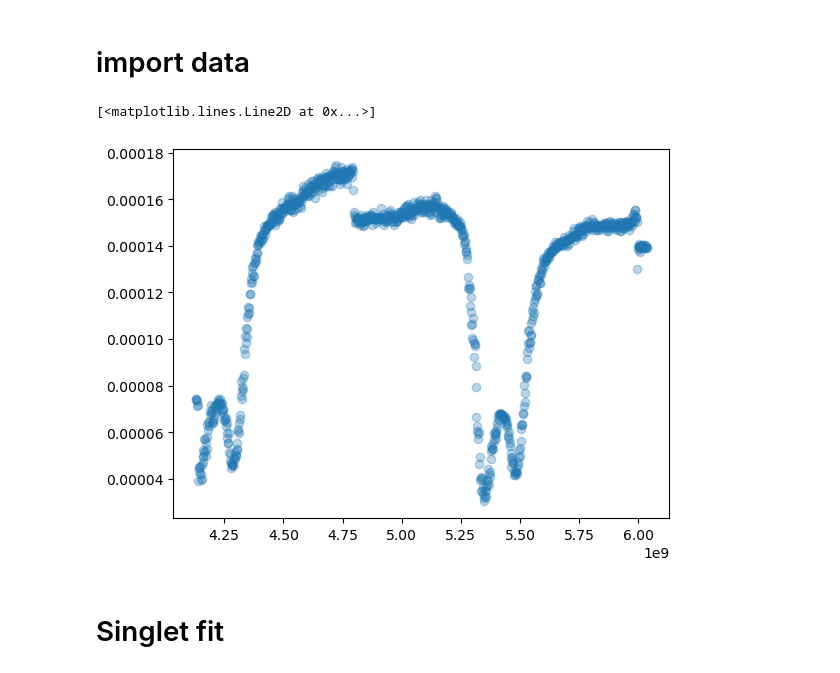
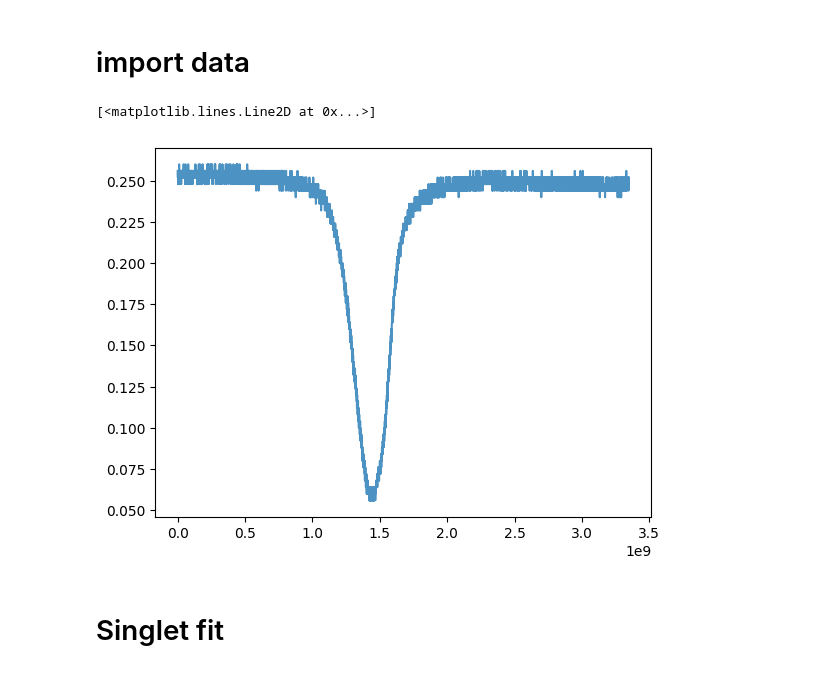
Before and after one commit to YIJUN-YANG-ph/AnalysisSpectrum_GraphicInterface, a Jupyter notebook: main_SingleHighQ.ipynb, the cells around one changed output. Drawn from its saved outputs; the diff is of its cells as text; code cells hidden in the pictures.

```diff
--- a/main_SingleHighQ.ipynb
+++ b/main_SingleHighQ.ipynb
@@ -6,38 +6,83 @@ from C_SingleHighQ import SingleHighQ
 # %% [markdown]
 # import data
 # %%
+measure_method = 'FuncGenOsci'
+
 
 ### another example usage for Fine Scan measurement
 Q = SingleHighQ()
 Fig_T = plt.figure()
 ax_T = Fig_T.add_subplot(111)
-# T_corrected = Q.load_data_singleQ(file_name=r'C:\Users\yijun.yang\OneDrive\1A_PostDoc\SiN\202509_2509SiN700A_Multipassage\mesurement\Laser fine tunning\D80\RR0.4.txt',
-#                                   model='FineScan',
-#                                   )
-FolderName = r'C:\Users\yijun.yang\OneDrive\1A_PostDoc\SiN\202511SiN700A_4P_HighQ-PC\FineScan Measurement\D80'
-FolderName = r'/Users/yangyijun/Library/CloudStorage/OneDrive-Personal/1A_PostDoc/SiN/202511SiN700A_4P_HighQ-PC/FineScan Measurement/D75'
-FolderName = r'C:\Users\yijun.yang\OneDrive\1A_PostDoc\SiN\202511SiN700A_4P_HighQ-PC\FineScan Measurement\EdgeCoupler\D85'
-# FolderName = r'/Users/yangyijun/Library/CloudStorage/OneDrive-Personal/1A_PostDoc/SiN/202511SiN700A_4P_HighQ-PC/FineScan Measurement/EdgeCoupler/D85'
+if measure_method == 'FineScan':
+    # T_corrected = Q.load_data_singleQ(file_name=r'C:\Users\yijun.yang\OneDrive\1A_PostDoc\SiN\202509_2509SiN700A_Multipassage\mesurement\Laser fine tunning\D80\RR0.4.txt',
+    #                                   model='FineScan',
+    #                                   )
+    FolderName = r'C:\Users\yijun.yang\OneDrive\1A_PostDoc\SiN\202511SiN700A_4P_HighQ-PC\FineScan Measurement\D80'
+    FolderName = r'/Users/yangyijun/Library/CloudStorage/OneDrive-Personal/1A_PostDoc/SiN/202511SiN700A_4P_HighQ-PC/FineScan Measurement/D75'
+    FolderName = r'C:\Users\yijun.yang\OneDrive\1A_PostDoc\SiN\202511SiN700A_4P_HighQ-PC\FineScan Measurement\EdgeCoupler\D85'
+    # FolderName = r'/Users/yangyijun/Library/CloudStorage/OneDrive-Personal/1A_PostDoc/SiN/202511SiN700A_4P_HighQ-PC/FineScan Measurement/EdgeCoupler/D85'
+    # FolderName = ''
 
+    FileName = r'RRW1.1G0.5L1522.856F10mHzA2V.txt'
+    # RRW1.1G0.5L1570.515F510mHzA2V
+    from F_GetConfig import F_GetConfig
+    config = F_GetConfig(FileName = FileName)
+    ScanConfig = {'Vpp_V':config['amplitude_V']*2,'Freq_Hz':config['freq_mHz']*1e-3,'Tunning_Hz_V':300*1e6}
+    # ScanConfig = {'Vpp_V':config['amplitude_V']*2,'Freq_Hz':10*1e-3,'Tunning_Hz_V':300*1e6}
+    from os.path import join
+    file_name=join(FolderName,FileName)
+    T_corrected = Q.load_data_singleQ(file_name=file_name,
+                                        model='FineScan',ScanParams=ScanConfig)
 
-FileName = r'RRW1.1G0.5L1522.856F10mHzA2V.txt'
-# RRW1.1G0.5L1570.515F510mHzA2V
-from F_GetConfig import F_GetConfig
-config = F_GetConfig(FileName = FileName)
-ScanConfig = {'Vpp_V':config['amplitude_V']*2,'Freq_Hz':config['freq_mHz']*1e-3,'Tunning_Hz_V':300*1e6}
-# ScanConfig = {'Vpp_V':config['amplitude_V']*2,'Freq_Hz':10*1e-3,'Tunning_Hz_V':300*1e6}
-from os.path import join
-file_name=join(FolderName,FileName)
+elif measure_method == 'FuncGenOsci':
+    ### measurment from Osci###
 
+    # config = {'wavelength_nm':1548}
+    import os
+    from F_load_FuncGenOsci import F_load_FuncGenOsci
+    from F_GetConfig import F_GetConfig_FuncGenOsci
+    SampleDevice = 'R100W1.1G500_1548nm'
+    SampleDevice = 'R100W1.1G500_1510.6nm'
+    SampleDevice = 'R70W2.8G600_1626.383nm'
+    SampleDevice = 'R100W1.1G500_1520.5nm'
+    SampleDevice = 'R100W1.1G500_1529.0nm'
+    SampleDevice = 'R100W1.1G500_1541.0nm'
+    SampleDevice = 'R100W1.1G500_1560.3nm'
+    SampleDevice = 'R100W1.1G500_1569.2nm'
+    SampleDevice = 'R100W1.1G500_1580.0nm'
+    SampleDevice = 'R100W1.1G500_1591.0nm'
+    SampleDevice = 'R100W1.1G500_1598.3nm'
+    ###
+    SampleDevice = 'R114W1.1G600_1549.965nm'
+    SampleDevice = 'R114W1.1G600_1505.210nm'
+    SampleDevice = 'R114W1.1G600_1568.684nm'
+    SampleDevice = 'R114W1.1G600_1505.210nm'
+    SampleDevice = 'R114W1.1G600_1509.489nm'
 
+    SampleDevice = 'R114W1.1G600_1600.500nm'
 
+    config = F_GetConfig_FuncGenOsci(FileName=SampleDevice)
+    ParentFolder  = '/Users/yangyijun/Library/CloudStorage/OneDrive-Personal/1A_PostDoc/SiN/202511SiN700A_4P_HighQ-PC/measure_FuncGenOsci'
+    ParentFolder = '/Users/yangyijun/Library/CloudStorage/OneDrive-Personal/1A_PostDoc/SiN/2602SiN700A_9UVTrench_25x25/MesFuncGenOsci_2602SiN700A_15C-29mT'
+    ParentFolder = '/Users/yangyijun/Library/CloudStorage/OneDrive-Personal/1A_PostDoc/SiN/2602SiN700A_9UVTrench_25x25/MesFuncGenOsci_2602SiN700A_15C-29mT-CHF70'
+    ParentFolder = '/Users/yangyijun/Library/CloudStorage/OneDrive-Personal/1A_PostDoc/SiN/2602SiN700A_9UVTrench_25x25/MesFuncGenOsci_2602SiN700A_15C-29mT-CHF65'
 
-T_corrected = Q.load_data_singleQ(file_name=file_name,
-                                    model='FineScan',ScanParams=ScanConfig)
-ax_T.plot(T_corrected['nu_Hz'], T_corrected['T_linear'],'o',label='resonance',alpha=0.3)
+    # ParentFolder = '/Users/yangyijun/Library/CloudStorage/OneDrive-Personal/1A_PostDoc/SiN/2602SiN700A_9UVTrench_25x25/MesFuncGenOsci_2602SiN700A_25C-29mT'
+    FolderName = os.path.join(ParentFolder, SampleDevice)
+    file_fg = 'c1_functiongenerator_TDS5104BCH1_volts.txt'
+    file_res = 'c2_resonance_TDS5104BCH2_volts.txt'
+    file_name_fg = os.path.join(FolderName, file_fg)
+    file_name_res = os.path.join(FolderName, file_res)
+    T_corrected = F_load_FuncGenOsci(file_name_fg=file_name_fg,
+                            file_name_res=file_name_res,
+                        #    ax=ax
+                            )
+    # add an offset to T_corrected['nu_Hz'] so that it is always positive
+    T_corrected['nu_Hz'] = T_corrected['nu_Hz'] - T_corrected['nu_Hz'].min() + 1
+ax_T.plot(T_corrected['nu_Hz'], T_corrected['T_linear'],label='resonance',alpha=0.8)
 # %% [output]
 [<matplotlib.lines.Line2D at 0x...>]
-[figure, old version]
+[figure, new version]
 # %% [markdown]
 # Singlet fit
 # %%
```
Also changed, not shown: parts of 6 cells of this notebook, 4 other files.
